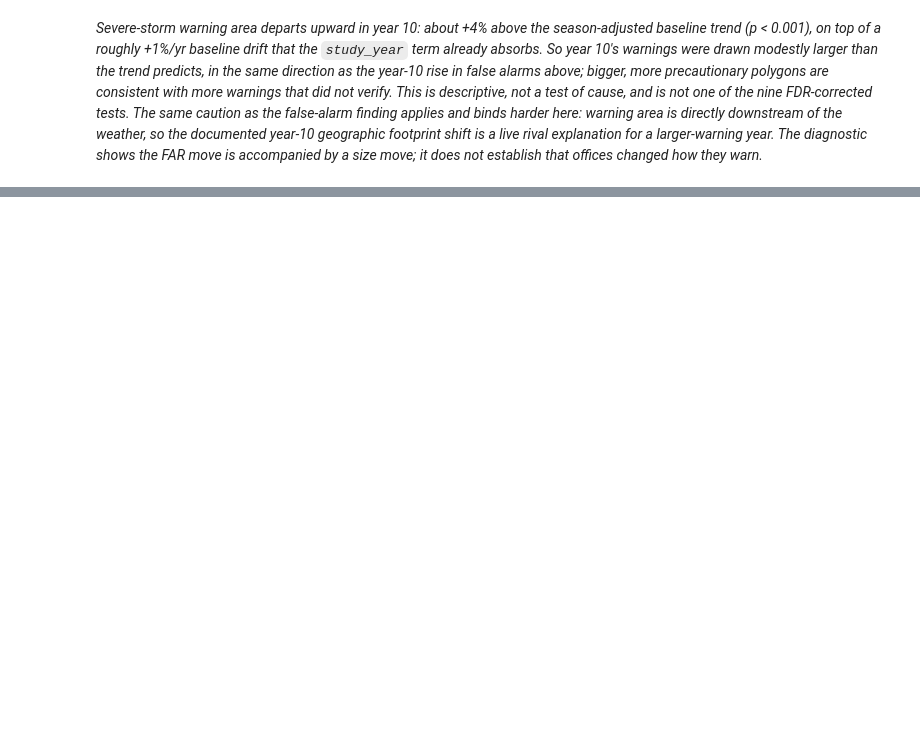
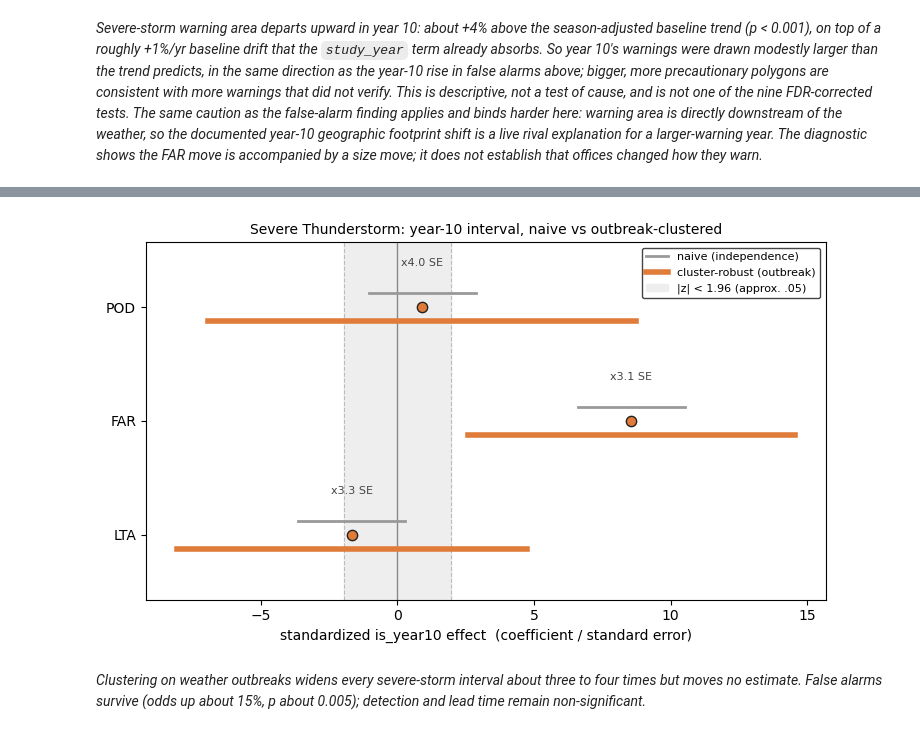
Before and after one commit to craig-rudman/MSDS692, a Jupyter notebook: notebooks/05_analysis.ipynb, the cells around one changed output, grey strips where cells are left out. Cells and saved outputs as stored; diff of their text form; code cells hidden in the pictures; blank space fills up the shorter version.

```diff
--- a/notebooks/05_analysis.ipynb
+++ b/notebooks/05_analysis.ipynb
@@ -827,0 +884,24 @@ plots.plot_year10_departure(_y, _tr, _a, "SV",
+# %%
+# Three SV metrics, naive vs outbreak-clustered is_year10. POD and lead time live on
+# the report table (native outbreak id); FAR lives on warnings (routed cluster id).
+# The estimate is shared by both fits; the SE inflation is the design effect of clustering.
+# FAR outcome: a warning is a false alarm when it did not verify.
+sv_events = sv_events.assign(false_alarm=1 - sv_events["verify"])
+
+_cluster_specs = [
+    ("POD", sv_reports, "warned",      "logit", sv_outbreak),
+    ("FAR", sv_events,  "false_alarm", "logit", sv_warning_cluster),
+    ("LTA", sv_warned,  "leadtime",    "ols",   sv_outbreak.loc[sv_warned.index]),
+]
+
+SV_CLUSTER = []
+for _m, _df, _oc, _k, _g in _cluster_specs:
+    _r = cluster.clustered_year10(_df, _oc, _k, _g)
+    _r["metric"] = _m
+    SV_CLUSTER.append(_r)
+    _scale = "OR" if _k == "logit" else "min"
+    _est = np.exp(_r["coef"]) if _k == "logit" else _r["coef"]
+    print(f"SV {_m}  {_scale}={_est:+.3f}  (n={_r['n']:,}, clusters={_r['n_clusters']:,})")
+    print(f"   naive     SE={_r['naive_se']:.4f}  p={_r['naive_p']:.4g}")
+    print(f"   clustered SE={_r['clustered_se']:.4f}  p={_r['clustered_p']:.4g}  "
+          f"(SE x{_r['se_inflation']:.2f})")
@@ -827,0 +918,9 @@ plots.plot_year10_departure(_y, _tr, _a, "SV",
+# %%
+# Single-panel figure: the three SV metrics' year-10 intervals, naive vs clustered, on a
+# shared standardized (coef/SE) axis so log-odds and minutes are comparable. The shaded
+# band is |z| < 1.96; a whisker clearing it is significant at 0.05.
+plots.plot_se_inflation(SV_CLUSTER, "SV", IMG_DIR)
+# %% [output]
+[figure, added]
+# %% [markdown]
+*Clustering on weather outbreaks widens every severe-storm interval about three to four times but moves no estimate. False alarms survive (odds up about 15%, p about 0.005); detection and lead time remain non-significant.*
```
Also changed, not shown: parts of 17 cells of this notebook, 22 other files.
